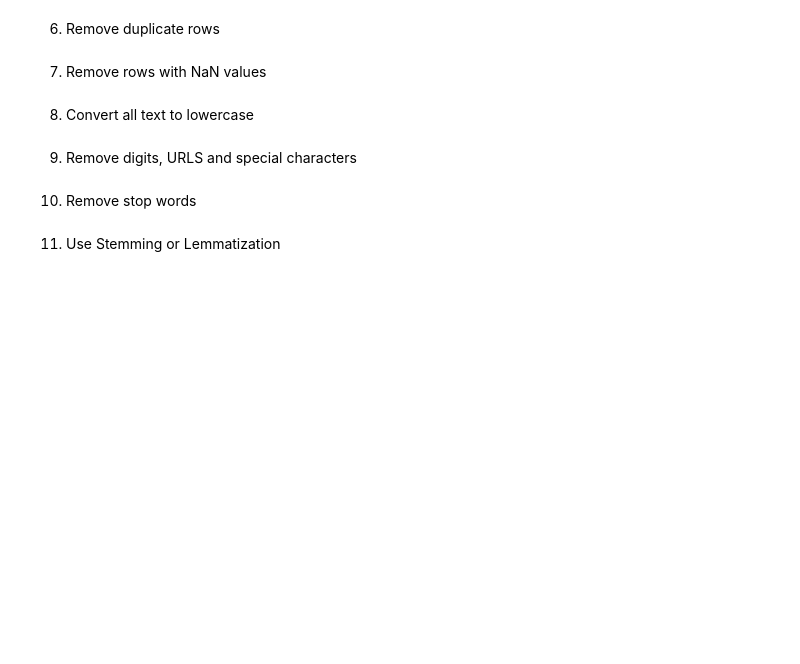
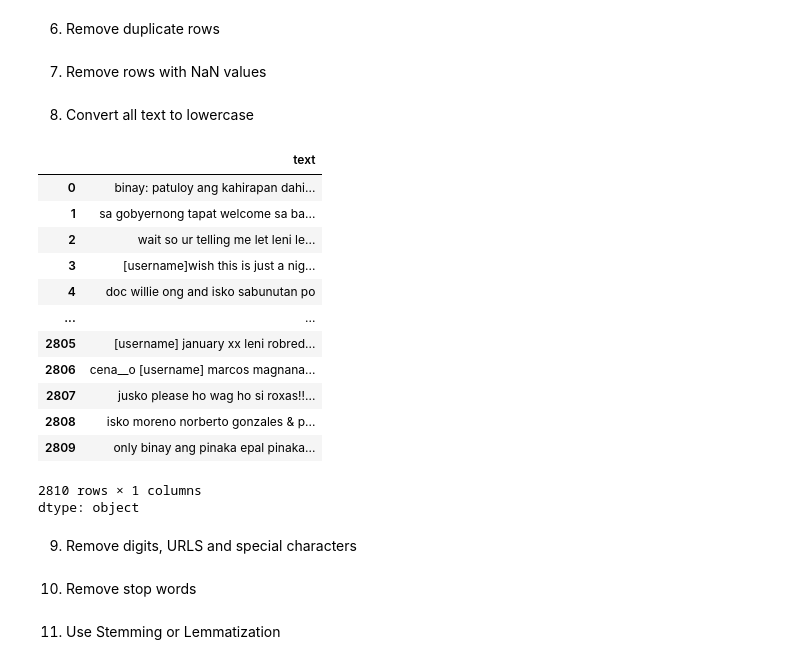
Before and after one commit to xinzhao2627/CCMACLRL_EXERCISES_COM222ML, a Jupyter notebook: Exercise7.ipynb, the cells around one changed output. Cells and saved outputs as stored; diff of their text form; code cells hidden in the pictures; blank space fills up the shorter version.

```diff
--- a/Exercise7.ipynb
+++ b/Exercise7.ipynb
@@ -82,5 +156,22 @@ df_test = pd.read_csv("hf://datasets/mapsoriano/2016_2022_hate_speech_filipino/"
 8. Convert all text to lowercase
 # %%
 # put your answer here
+df_train["text"].str.lower()
+df_test["text"].str.lower()
+# %% [output]
+|  | text |
+| 0 | binay: patuloy ang kahirapan dahi... |
+| 1 | sa gobyernong tapat welcome sa ba... |
+| 2 | wait so ur telling me let leni le... |
+| 3 | [username]wish this is just a nig... |
+| 4 | doc willie ong and isko sabunutan po |
+| ... | ... |
+| 2805 | [username] january xx leni robred... |
+| 2806 | cena__o [username] marcos magnana... |
+| 2807 | jusko please ho wag ho si roxas!!... |
+| 2808 | isko moreno norberto gonzales & p... |
+| 2809 | only binay ang pinaka epal pinaka... |
+2810 rows × 1 columns
+dtype: object
 # %% [markdown]
 9. Remove digits, URLS and special characters
```
Also changed, not shown: parts of 31 cells of this notebook.
